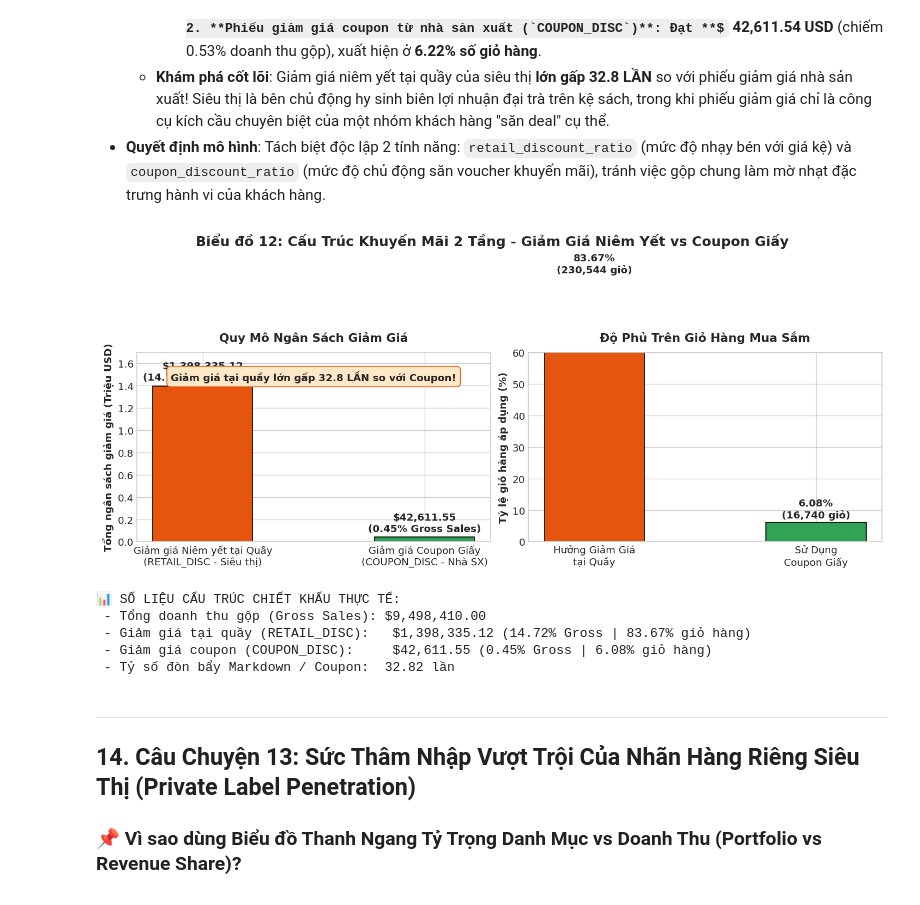
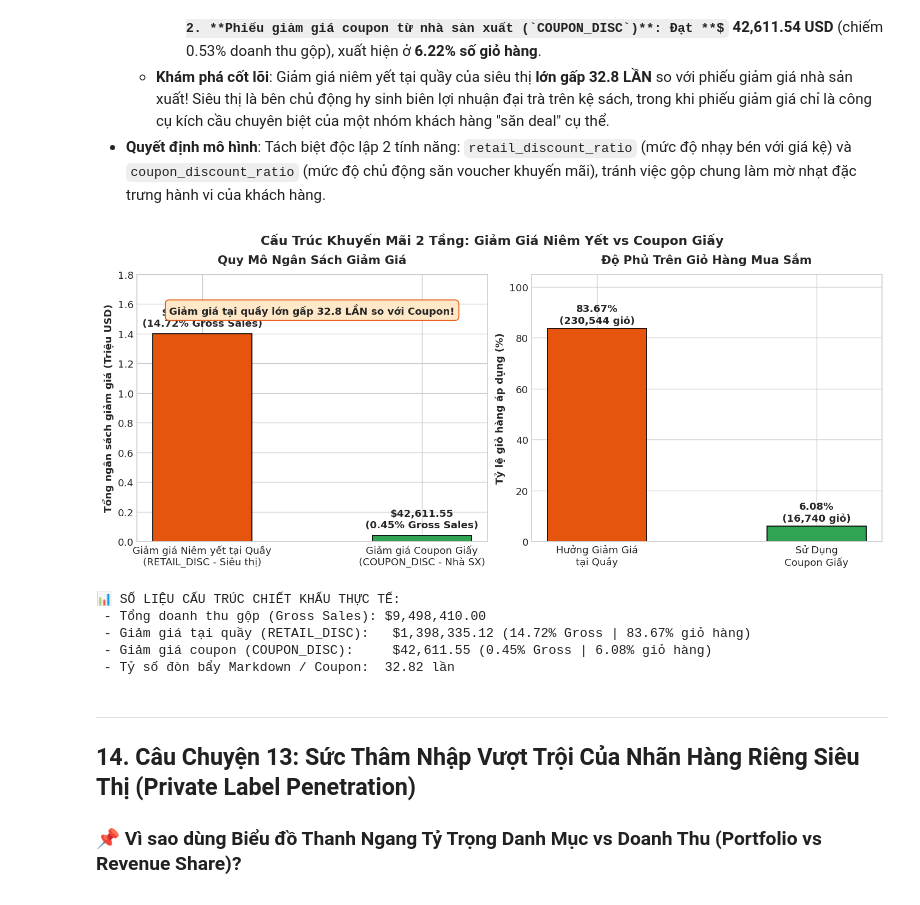
Before and after one commit to kien3007/purchasing-propensity-model, a Jupyter notebook: notebooks/01_eda_and_data_quality.ipynb, the cells around one changed output. Cells and saved outputs as stored; diff of their text form; code cells hidden in the pictures; some formulas as TeX source.

Commit message:
fix(eda): fix overlapping label on suptitle in markdown vs coupon chart and update basket coverage

```diff
--- a/notebooks/01_eda_and_data_quality.ipynb
+++ b/notebooks/01_eda_and_data_quality.ipynb
@@ -613,39 +612,39 @@ baskets_with_coupon = (baskets['coupon_discount'] < 0).mean() * 100
 fig, (ax1, ax2) = plt.subplots(1, 2, figsize=(12, 5.2), constrained_layout=True)
 
 # Subplot 1: So sánh tổng ngân sách chiết khấu (Triệu USD)
 categories = ['Giảm giá Niêm yết tại Quầy\n(RETAIL_DISC - Siêu thị)', 'Giảm giá Coupon Giấy\n(COUPON_DISC - Nhà SX)']
 disc_values = [total_retail_disc / 1e6, total_coupon_disc / 1e6]
 colors = ['#e6550d', '#31a354']
 
 bars1 = ax1.bar(categories, disc_values, color=colors, edgecolor='black', width=0.45)
 ax1.set_ylabel('Tổng ngân sách giảm giá (Triệu USD)', fontweight='bold')
 ax1.set_title('Quy Mô Ngân Sách Giảm Giá', fontweight='bold', fontsize=13, pad=12)
-ax1.set_ylim(0, 1.7)
+ax1.set_ylim(0, 1.8)
 ax1.text(0, disc_values[0] + 0.05, f'${total_retail_disc:,.2f}\n({pct_retail_disc:.2f}% Gross Sales)', ha='center', fontweight='bold', fontsize=11)
 ax1.text(1, disc_values[1] + 0.05, f'${total_coupon_disc:,.2f}\n({pct_coupon_disc:.2f}% Gross Sales)', ha='center', fontweight='bold', fontsize=11)
 ax1.text(0.5, 0.85, f'Giảm giá tại quầy lớn gấp {ratio_markdown_coupon:.1f} LẦN so với Coupon!', transform=ax1.transAxes, ha='center', fontsize=11, fontweight='bold', bbox=dict(boxstyle='round,pad=0.4', facecolor='#fee8c8', edgecolor='#e6550d'))
 
 # Subplot 2: Tỷ lệ giỏ hàng được hưởng chiết khấu (%)
 coverage_cats = ['Hưởng Giảm Giá\ntại Quầy', 'Sử Dụng\nCoupon Giấy']
 cov_values = [baskets_with_retail, baskets_with_coupon]
 bars2 = ax2.bar(coverage_cats, cov_values, color=colors, edgecolor='black', width=0.45)
 ax2.set_ylabel('Tỷ lệ giỏ hàng áp dụng (%)', fontweight='bold')
 ax2.set_title('Độ Phủ Trên Giỏ Hàng Mua Sắm', fontweight='bold', fontsize=13, pad=12)
-ax2.set_ylim(0, 60)
-ax2.text(0, cov_values[0] + 1.5, f'{cov_values[0]:.2f}%\n({int(len(baskets)*cov_values[0]/100):,} giỏ)', ha='center', fontweight='bold', fontsize=11)
-ax2.text(1, cov_values[1] + 1.5, f'{cov_values[1]:.2f}%\n({int(len(baskets)*cov_values[1]/100):,} giỏ)', ha='center', fontweight='bold', fontsize=11)
+ax2.set_ylim(0, 105)
+ax2.text(0, cov_values[0] + 2.0, f'{cov_values[0]:.2f}%\n({int(len(baskets)*cov_values[0]/100):,} giỏ)', ha='center', fontweight='bold', fontsize=11)
+ax2.text(1, cov_values[1] + 2.0, f'{cov_values[1]:.2f}%\n({int(len(baskets)*cov_values[1]/100):,} giỏ)', ha='center', fontweight='bold', fontsize=11)
 
-fig.suptitle('Biểu đồ 12: Cấu Trúc Khuyến Mãi 2 Tầng - Giảm Giá Niêm Yết vs Coupon Giấy', fontsize=15, fontweight='bold')
+fig.suptitle('Cấu Trúc Khuyến Mãi 2 Tầng: Giảm Giá Niêm Yết vs Coupon Giấy', fontsize=14, fontweight='bold')
 plt.savefig(FIG_DIR / '20_markdown_vs_coupon_spend.png', dpi=150, bbox_inches='tight')
 plt.show()
 
 print("📊 SỐ LIỆU CẤU TRÚC CHIẾT KHẤU THỰC TẾ:")
 print(f" - Tổng doanh thu gộp (Gross Sales): ${gross_sales:,.2f}")
 print(f" - Giảm giá tại quầy (RETAIL_DISC):   ${total_retail_disc:,.2f} ({pct_retail_disc:.2f}% Gross | {baskets_with_retail:.2f}% giỏ hàng)")
 print(f" - Giảm giá coupon (COUPON_DISC):     ${total_coupon_disc:,.2f} ({pct_coupon_disc:.2f}% Gross | {baskets_with_coupon:.2f}% giỏ hàng)")
 print(f" - Tỷ số đòn bẩy Markdown / Coupon:  {ratio_markdown_coupon:.2f} lần")
 # %% [output]
-[figure, old version]
+[figure, new version]
 📊 SỐ LIỆU CẤU TRÚC CHIẾT KHẤU THỰC TẾ:
  - Tổng doanh thu gộp (Gross Sales): $9,498,410.00
  - Giảm giá tại quầy (RETAIL_DISC):   $1,398,335.12 (14.72% Gross | 83.67% giỏ hàng)
```
Also changed, not shown: parts of 4 cells of this notebook, 8 other files.
